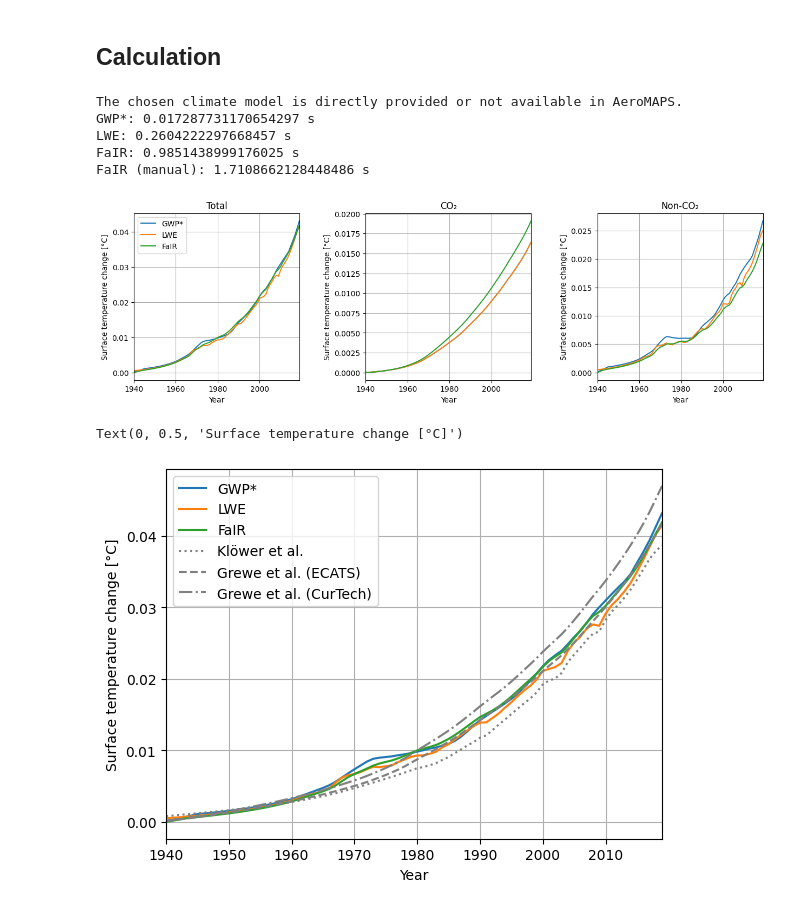
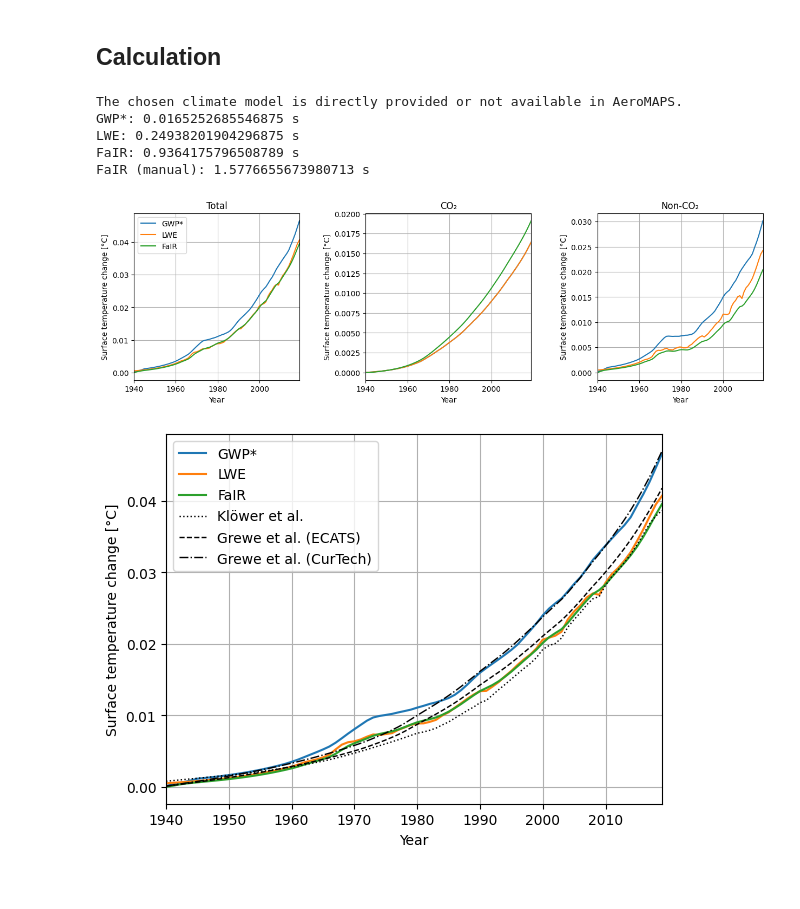
Before and after one commit to AeroMAPS/AeroCM, a Jupyter notebook: climate_models_comparison.ipynb, the cells around one changed output. Drawn from its saved outputs; the diff is of its cells as text; code cells hidden in the pictures.

```diff
--- a/climate_models_comparison.ipynb
+++ b/climate_models_comparison.ipynb
@@ -69,8 +69,8 @@ data_temperature_klower = reference_temperature_data[:, 3]
 data_temperature_klower_co2 = reference_temperature_data[:, 4]
 # %%
 background_species_quantities = background_species_quantities_function(start_year, end_year, rcp='RCP45')
-sensitivity_erf_gwpstar = [0, 9.36e-13, 34.4e-12 * (14/46), -30.8e-12 * (14/46), 0.0052e-12, 100.7e-12, -19.9e-12]
-sensitivity_erf_others = [0, 9.36e-13, 34.4e-12 * (14/46), -0.695e-9, 0.0052e-12, 100.7e-12, -19.9e-12]
+sensitivity_erf_gwpstar = [0, 9.36e-13, 34.4e-12 * (14/46), -30.8e-12 * (14/46) * 0.77, 0.0052e-12, 100.7e-12, -19.9e-12]
+sensitivity_erf_others = [0, 9.36e-13, 34.4e-12 * (14/46), -0.98e-9, 0.0052e-12, 100.7e-12, -19.9e-12]
 ratio_erf_rf = [1, 0.42, 1.37, 1.18, 1, 1, 1]
 efficacy_erf = [1, 1, 1, 1, 1, 1, 1]
 tcre = 0.00045
@@ -98,10 +98,10 @@ print("FaIR:", time4-time3, "s")
 print("FaIR (manual):", time5-time4, "s")
 # %% [output]
 The chosen climate model is directly provided or not available in AeroMAPS.
-GWP*: 0.017287731170654297 s
-LWE: 0.2604222297668457 s
-FaIR: 0.9851438999176025 s
-FaIR (manual): 1.7108662128448486 s
+GWP*: 0.0165252685546875 s
+LWE: 0.24938201904296875 s
+FaIR: 0.9364175796508789 s
+FaIR (manual): 1.5776655673980713 s
 # %%
 fig, axes = plt.subplots(1, 3, figsize=(15, 4))
 
@@ -135,21 +135,21 @@ for i, ax in enumerate(axes.flat):
 
 plt.show()
 # %% [output]
-[figure, old version]
+[figure, new version]
 # %%
 plt.plot(years_data, gwpstar_climate_model[-1], label='GWP*')
 plt.plot(years_data, lwe_climate_model[-1], label='LWE')
 plt.plot(years_data, fair_climate_model[-1], label='FaIR')
-plt.plot(years_data, data_temperature_klower[0:2019-1940+1]/1000, label='Klöwer et al.', color='grey', linestyle =":")
-plt.plot(years_data, data_temperature_grewe_ecats[0:2019-1940+1]/1000, label='Grewe et al. (ECATS)', color='grey', linestyle ="--")
-plt.plot(years_data, data_temperature_grewe_curtech[0:2019-1940+1]/1000, label='Grewe et al. (CurTech)', color='grey', linestyle ="-.")
+plt.plot(years_data, data_temperature_klower[0:2019-1940+1]/1000, label='Klöwer et al.', color='black', linestyle =":", linewidth=1)
+plt.plot(years_data, data_temperature_grewe_ecats[0:2019-1940+1]/1000, label='Grewe et al. (ECATS)', color='black', linestyle ="--", linewidth=1)
+plt.plot(years_data, data_temperature_grewe_curtech[0:2019-1940+1]/1000, label='Grewe et al. (CurTech)', color='black', linestyle ="-.", linewidth=1)
 # plt.plot(years_data, lwe_climate_model[2], label='CO₂ only', color='black', linestyle ="-")
 
 plt.legend()
 plt.grid()
 plt.xlim(1940,2019)
 plt.xlabel('Year')
 plt.ylabel('Surface temperature change [°C]')
+plt.show()
 # %% [output]
-Text(0, 0.5, 'Surface temperature change [°C]')
-[figure, old version]
+[figure, new version]
```
Also changed, not shown: 6 other files.
